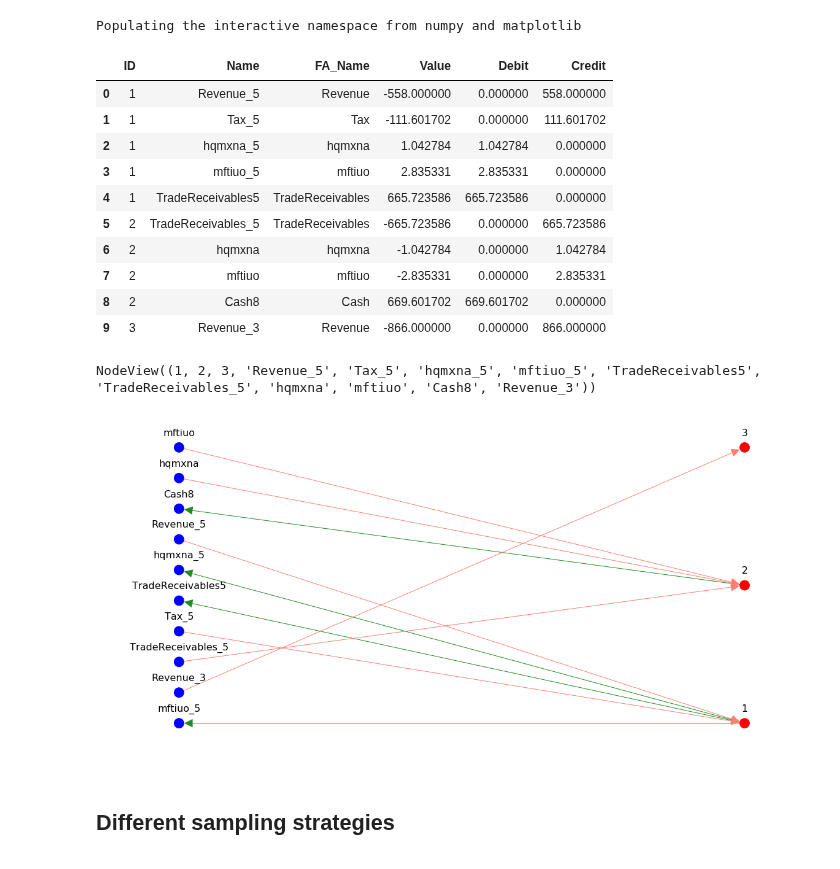
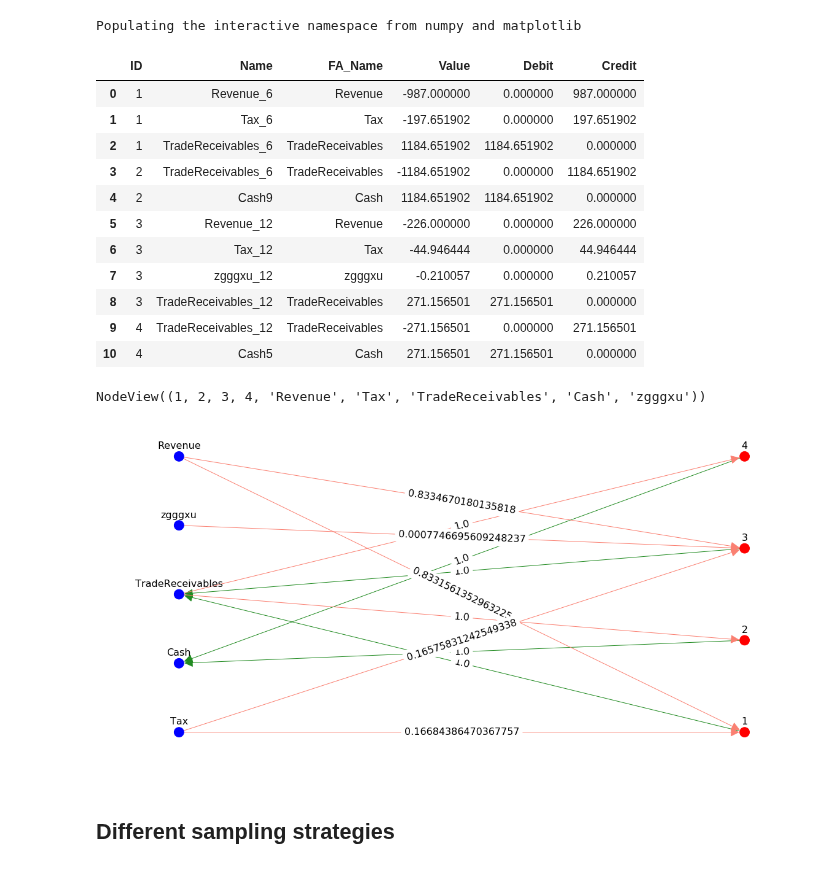
Before and after one commit to AlexWorldD/NetEmbs, a Jupyter notebook: Tmp.ipynb, the cells around one changed output. Drawn from its saved outputs; the diff is of its cells as text; code cells hidden in the pictures.

Commit message:
upd build method
now title for FA column is argument

```diff
--- a/Tmp.ipynb
+++ b/Tmp.ipynb
@@ -21,28 +21,29 @@ d = upload_data()
 # %%
-d.head(10)
+d.head(100)
 # %% [output]
 |  | ID | Name | FA_Name | Value | Debit | Credit |
-| 0 | 1 | Revenue_5 | Revenue | -558.000000 | 0.000000 | 558.000000 |
-| 1 | 1 | Tax_5 | Tax | -111.601702 | 0.000000 | 111.601702 |
-| 2 | 1 | hqmxna_5 | hqmxna | 1.042784 | 1.042784 | 0.000000 |
-| 3 | 1 | mftiuo_5 | mftiuo | 2.835331 | 2.835331 | 0.000000 |
-| 4 | 1 | TradeReceivables5 | TradeReceivables | 665.723586 | 665.723586 | 0.000000 |
-| 5 | 2 | TradeReceivables_5 | TradeReceivables | -665.723586 | 0.000000 | 665.723586 |
-| 6 | 2 | hqmxna | hqmxna | -1.042784 | 0.000000 | 1.042784 |
-| 7 | 2 | mftiuo | mftiuo | -2.835331 | 0.000000 | 2.835331 |
-| 8 | 2 | Cash8 | Cash | 669.601702 | 669.601702 | 0.000000 |
-| 9 | 3 | Revenue_3 | Revenue | -866.000000 | 0.000000 | 866.000000 |
+| 0 | 1 | Revenue_6 | Revenue | -987.000000 | 0.000000 | 987.000000 |
+| 1 | 1 | Tax_6 | Tax | -197.651902 | 0.000000 | 197.651902 |
+| 2 | 1 | TradeReceivables_6 | TradeReceivables | 1184.651902 | 1184.651902 | 0.000000 |
+| 3 | 2 | TradeReceivables_6 | TradeReceivables | -1184.651902 | 0.000000 | 1184.651902 |
+| 4 | 2 | Cash9 | Cash | 1184.651902 | 1184.651902 | 0.000000 |
+| 5 | 3 | Revenue_12 | Revenue | -226.000000 | 0.000000 | 226.000000 |
+| 6 | 3 | Tax_12 | Tax | -44.946444 | 0.000000 | 44.946444 |
+| 7 | 3 | zgggxu_12 | zgggxu | -0.210057 | 0.000000 | 0.210057 |
+| 8 | 3 | TradeReceivables_12 | TradeReceivables | 271.156501 | 271.156501 | 0.000000 |
+| 9 | 4 | TradeReceivables_12 | TradeReceivables | -271.156501 | 0.000000 | 271.156501 |
+| 10 | 4 | Cash5 | Cash | 271.156501 | 271.156501 | 0.000000 |
 # %%
 fsn = FSN()
-fsn.build(normalize(d))
+fsn.build(normalize(d), name_column="FA_Name")
 fsn.nodes()
 # %% [output]
-NodeView((1, 2, 3, 'Revenue_5', 'Tax_5', 'hqmxna_5', 'mftiuo_5', 'TradeReceivables5', 'TradeReceivables_5', 'hqmxna', 'mftiuo', 'Cash8', 'Revenue_3'))
+NodeView((1, 2, 3, 4, 'Revenue', 'Tax', 'TradeReceivables', 'Cash', 'zgggxu'))
 # %%
 from NetEmbs.Vis.plots import plotFSN
-plotFSN(fsn)
+plotFSN(fsn, edge_labels=True)
 # %% [output]
-[figure, old version]
+[figure, new version]
 # %% [markdown]
 ## Different sampling strategies
 # %%
```
Also changed, not shown: parts of 3 cells of this notebook, 4 other files.
